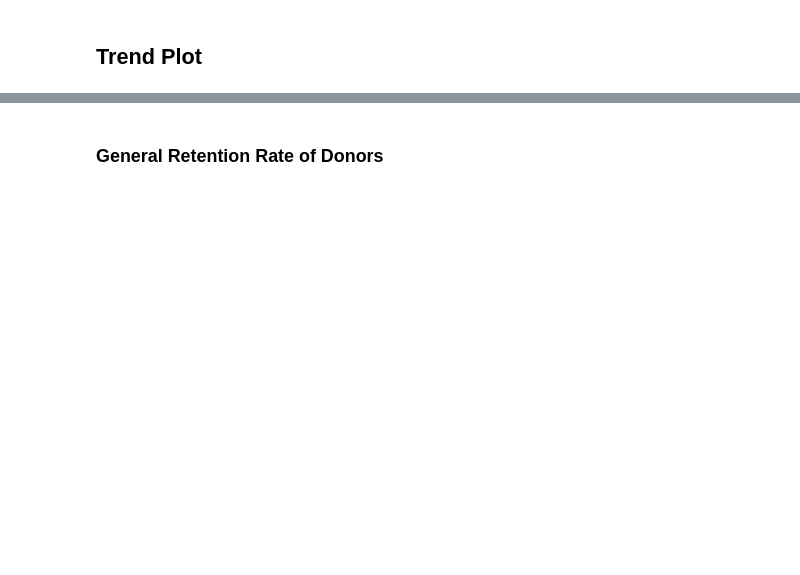
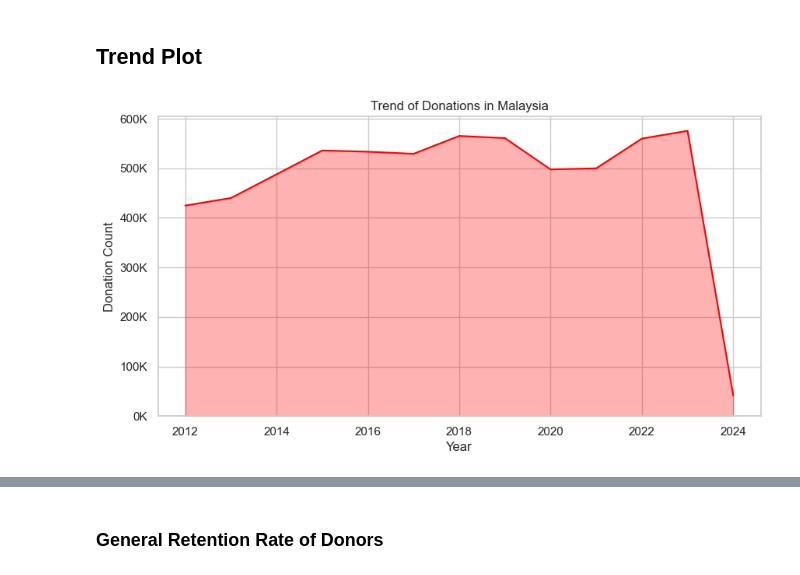
Before and after one commit to Englios/DS-Asses-BloodDonor, a Jupyter notebook: analysis/EDA.ipynb, the cells around one changed output, grey strips where cells are left out. Cells and saved outputs as stored; diff of their text form; code cells hidden in the pictures; blank space fills up the shorter version.

```diff
--- a/analysis/EDA.ipynb
+++ b/analysis/EDA.ipynb
@@ -183,23 +191,24 @@ def save_fig(fname: str):
     else:
         plt.savefig(fname)
 # %%
-# import seaborn as sns
-# import matplotlib.pyplot as plt
-# import matplotlib.ticker as ticker
-# from utils.save_fig import save_fig
+import seaborn as sns
+import matplotlib.pyplot as plt
+import matplotlib.ticker as ticker
 
-# plt.figure(figsize=(10,5))
-# sns.set(style="whitegrid")
+plt.figure(figsize=(10,5))
+sns.set(style="whitegrid")
 
-# sns.lineplot(data=visits_df, x='year', y='count', color='red')
-# plt.fill_between(visits_df['year'], visits_df['count'], color='red', alpha=0.3)
+sns.lineplot(data=visits_df, x='year', y='count', color='red')
+plt.fill_between(visits_df['year'], visits_df['count'], color='red', alpha=0.3)
 
-# formatter = ticker.FuncFormatter(lambda x, pos: f"{int(x/1000)}K")
-# plt.gca().yaxis.set_major_formatter(formatter)
+formatter = ticker.FuncFormatter(lambda x, pos: f"{int(x/1000)}K")
+plt.gca().yaxis.set_major_formatter(formatter)
 
-# plt.ylabel('Donation Count')
-# plt.xlabel('Year')
-# plt.ylim(0)
-# plt.title("Trend of Donations in Malaysia")
-# plt.show()
+plt.ylabel('Donation Count')
+plt.xlabel('Year')
+plt.ylim(0)
+plt.title("Trend of Donations in Malaysia")
+plt.show()
+# %% [output]
+[figure, added]
 # %%
```
Also changed, not shown: parts of 31 cells of this notebook.
